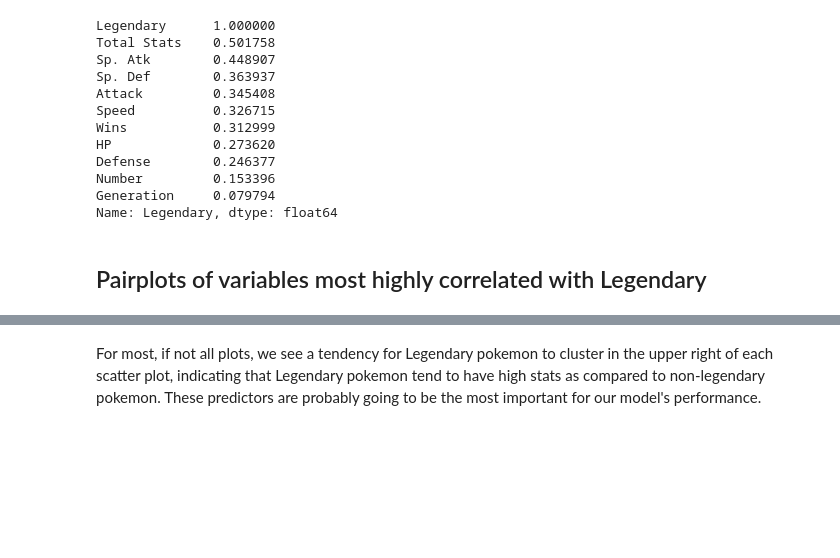
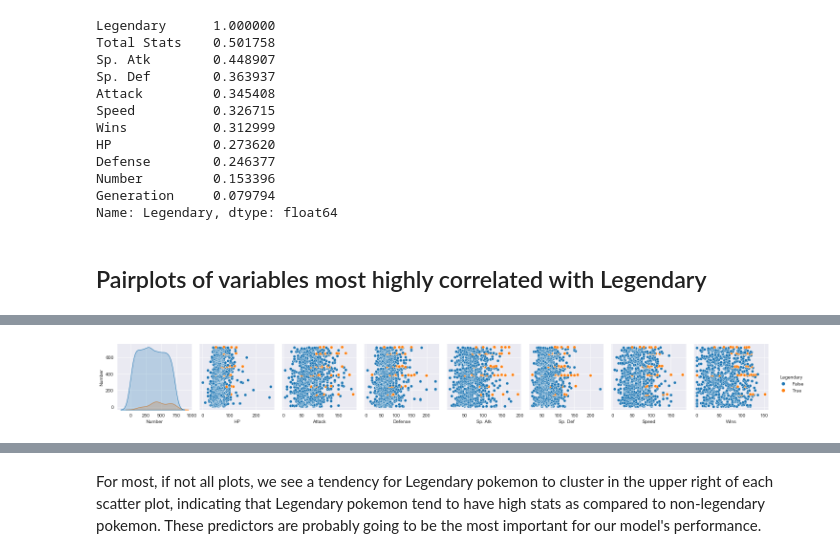
Before and after one commit to papir805/pokemon_classification, a Jupyter notebook: pkmn_legendary_classification_knn.ipynb, the cells around one changed output, grey strips where cells are left out. Saved outputs shown, nothing was run; the diff lists cells and outputs as text; code cells hidden in the pictures; blank space fills up the shorter version.

```diff
--- a/pkmn_legendary_classification_knn.ipynb
+++ b/pkmn_legendary_classification_knn.ipynb
@@ -198,0 +216,17 @@ sns.pairplot(pkmn_join[
+# %%
+new_df = pkmn_join[['Number',
+                    'HP',
+                    'Attack',
+                    'Defense',
+                    'Sp. Atk',
+                    'Sp. Def',
+                    'Speed',
+                    'Wins',
+                    'Legendary']]
+
+sns.pairplot(data=new_df,
+             hue='Legendary',
+             y_vars='Number')
+plt.savefig("/users/rancher/Google Drive/Coding/website/github_pages/images/pairplots.png");
+# %% [output]
+[figure, added]
```
Also changed, not shown: parts of 9 cells of this notebook, 3 other files.
